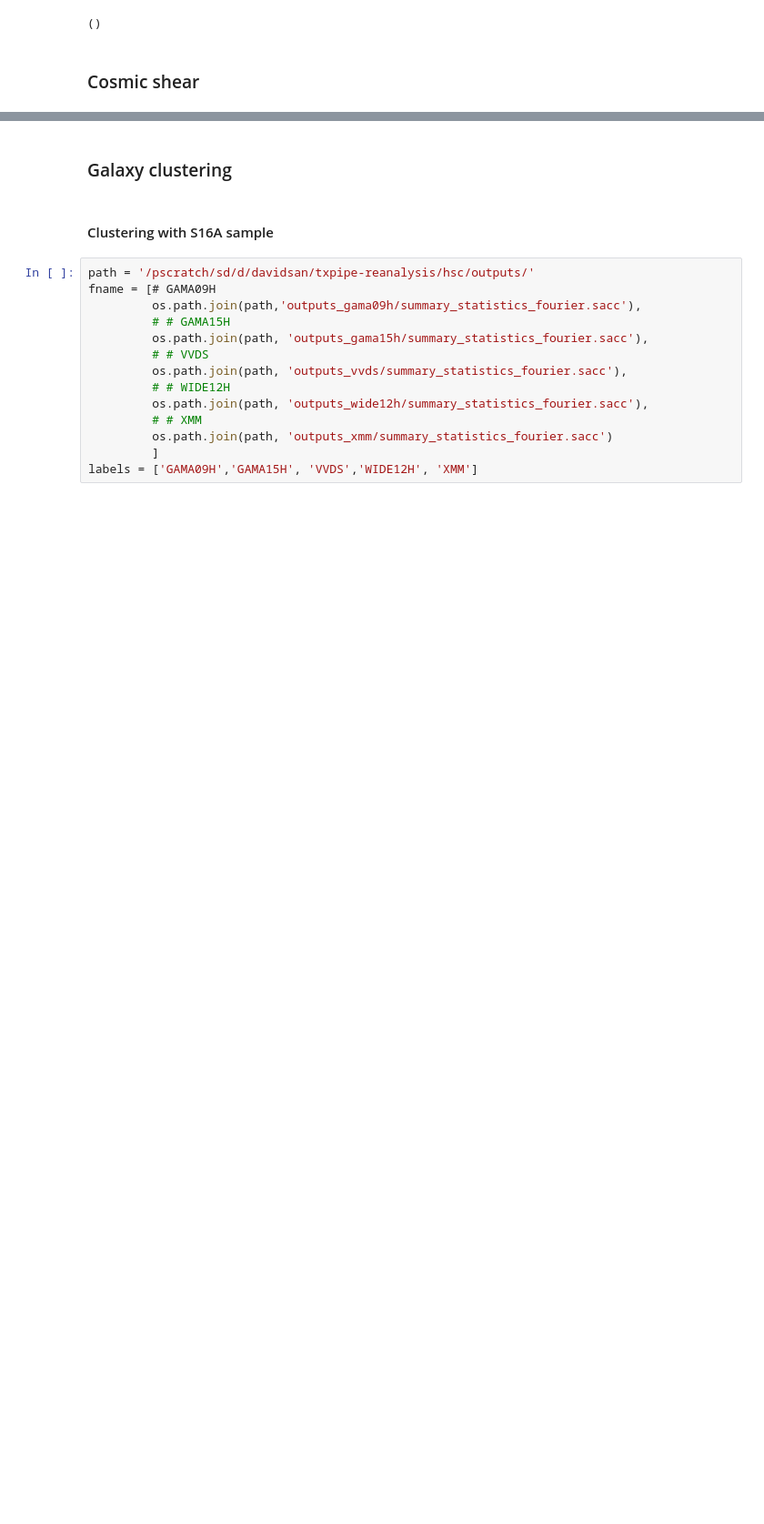
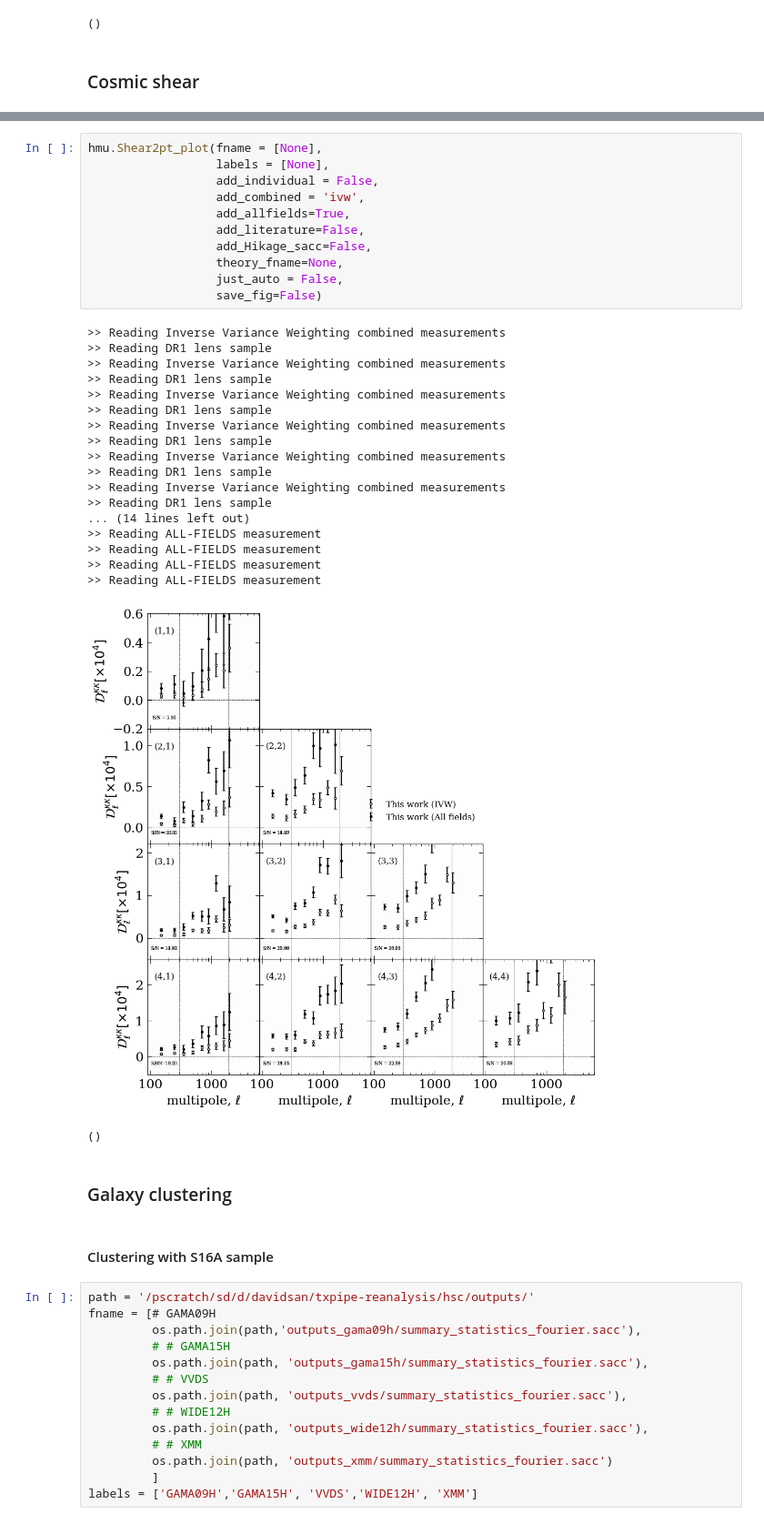
Before and after one commit to davsan06/HSC-PDR1-3x2pt-harmonic-methods, a Jupyter notebook: analysis/NBMeasurementPlot.ipynb, the cells around one changed output, grey strips where cells are left out. Shown at 91% size. Saved outputs shown, nothing was run; the diff lists cells and outputs as text; blank space fills up the shorter version.

```diff
--- a/analysis/NBMeasurementPlot.ipynb
+++ b/analysis/NBMeasurementPlot.ipynb
@@ -186,3 +233,34 @@ Shear2pt_Literature_CombinedIVW
+# %%
+hmu.Shear2pt_plot(fname = [None],
+                  labels = [None],
+                  add_individual = False,
+                  add_combined = 'ivw',
+                  add_allfields=True,
+                  add_literature=False,
+                  add_Hikage_sacc=False,
+                  theory_fname=None,
+                  just_auto = False,
+                  save_fig=False)
+# %% [output]
+>> Reading Inverse Variance Weighting combined measurements
+>> Reading DR1 lens sample
+>> Reading Inverse Variance Weighting combined measurements
+>> Reading DR1 lens sample
+>> Reading Inverse Variance Weighting combined measurements
+>> Reading DR1 lens sample
+>> Reading Inverse Variance Weighting combined measurements
+>> Reading DR1 lens sample
+>> Reading Inverse Variance Weighting combined measurements
+>> Reading DR1 lens sample
+>> Reading Inverse Variance Weighting combined measurements
+>> Reading DR1 lens sample
+... (14 lines left out)
+>> Reading ALL-FIELDS measurement
+>> Reading ALL-FIELDS measurement
+>> Reading ALL-FIELDS measurement
+>> Reading ALL-FIELDS measurement
+[figure, added]
+()
 # %% [markdown]
 ### Galaxy clustering
 # %% [markdown]
```
Also changed, not shown: parts of 6 cells of this notebook, 1 other file.
